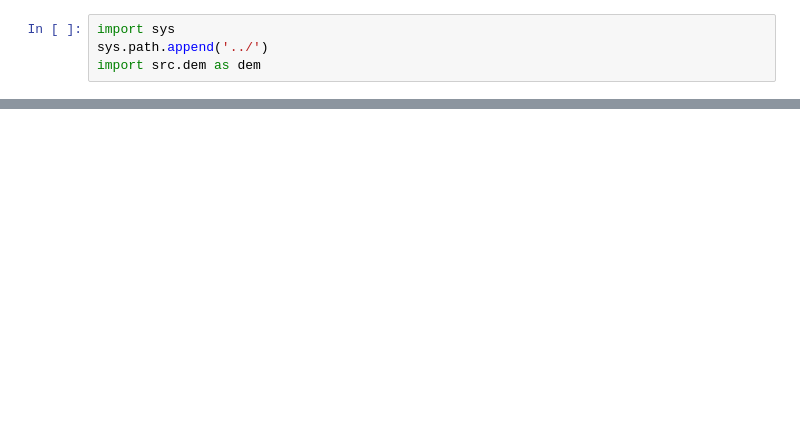
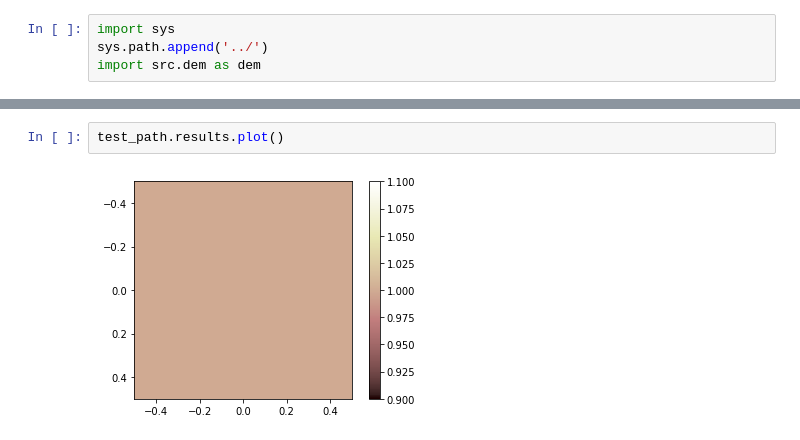
Before and after one commit to pgr1c11/flow-path, a Jupyter notebook: notebooks/flow-path-notebook.ipynb, the cells around one changed output, grey strips where cells are left out. Drawn from its saved outputs; the diff is of its cells as text; blank space fills up the shorter version.

```diff
--- a/notebooks/flow-path-notebook.ipynb
+++ b/notebooks/flow-path-notebook.ipynb
@@ -15,0 +22,4 @@ test_cell = cell.Cell(controls=test_controls,coords=(1,1))
+# %%
+test_path.results.plot()
+# %% [output]
+[figure, added]
```
Also changed, not shown: parts of 3 cells of this notebook, 6 other files.
